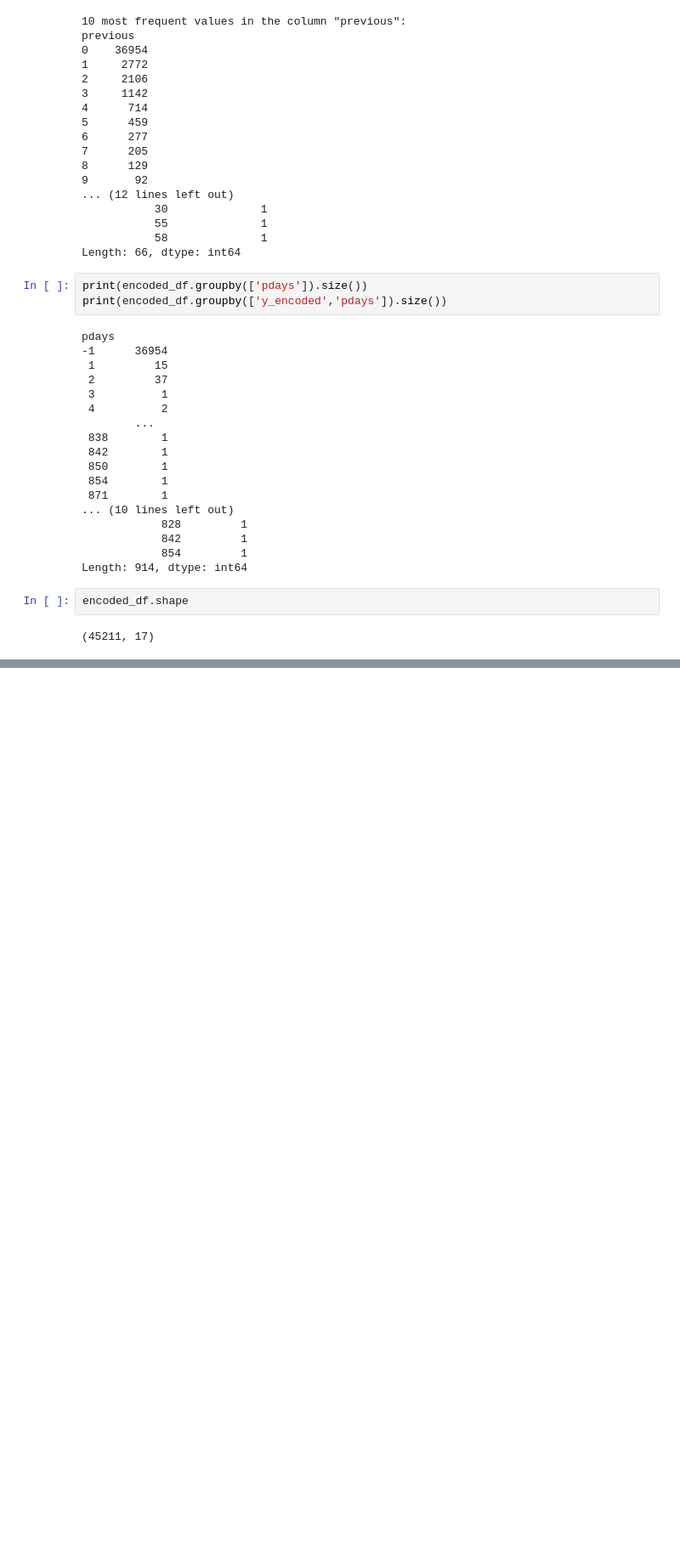
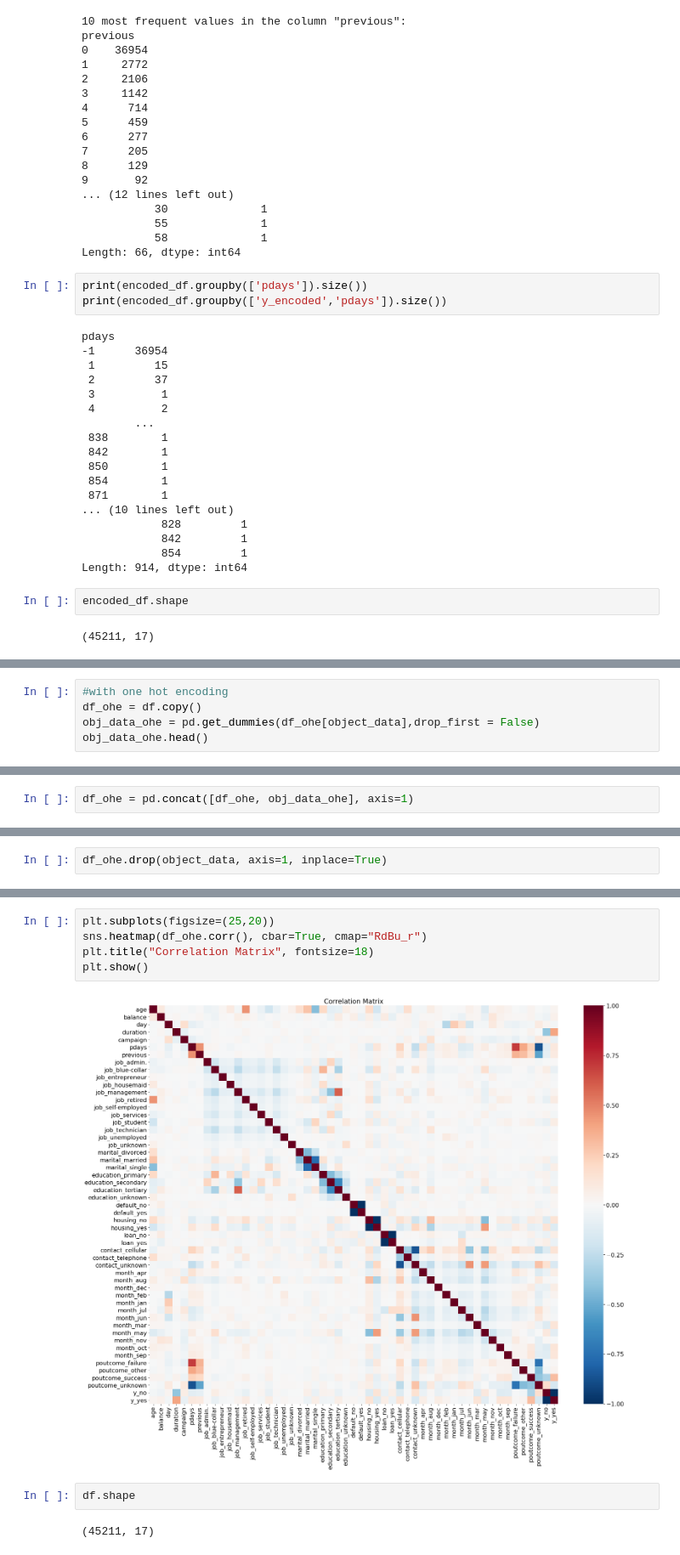
Before and after one commit to pankajvma/MiniProjects, a Jupyter notebook: Bank-Marketing-Prediction/Bank-marketing-predict-term-deposit.ipynb, the cells around one changed output, grey strips where cells are left out. Shown at 85% size. Saved outputs shown, nothing was run; the diff lists cells and outputs as text; blank space fills up the shorter version.

```diff
--- a/Bank-Marketing-Prediction/Bank-marketing-predict-term-deposit.ipynb
+++ b/Bank-Marketing-Prediction/Bank-marketing-predict-term-deposit.ipynb
@@ -726,0 +720,5 @@ encoded_df.drop(['pdays', 'default_encoded', 'previous'], axis=1)
+# %%
+#with one hot encoding
+df_ohe = df.copy()
+obj_data_ohe = pd.get_dummies(df_ohe[object_data],drop_first = False)
+obj_data_ohe.head()
@@ -726,0 +749,2 @@ encoded_df.drop(['pdays', 'default_encoded', 'previous'], axis=1)
+# %%
+df_ohe = pd.concat([df_ohe, obj_data_ohe], axis=1)
@@ -726,0 +769,2 @@ encoded_df.drop(['pdays', 'default_encoded', 'previous'], axis=1)
+# %%
+df_ohe.drop(object_data, axis=1, inplace=True)
@@ -726,0 +788,11 @@ encoded_df.drop(['pdays', 'default_encoded', 'previous'], axis=1)
+# %%
+plt.subplots(figsize=(25,20))
+sns.heatmap(df_ohe.corr(), cbar=True, cmap="RdBu_r")
+plt.title("Correlation Matrix", fontsize=18)
+plt.show()
+# %% [output]
+[figure, added]
+# %%
+df.shape
+# %% [output]
+(45211, 17)
```
Also changed, not shown: parts of 14 cells of this notebook, 25 other files.
